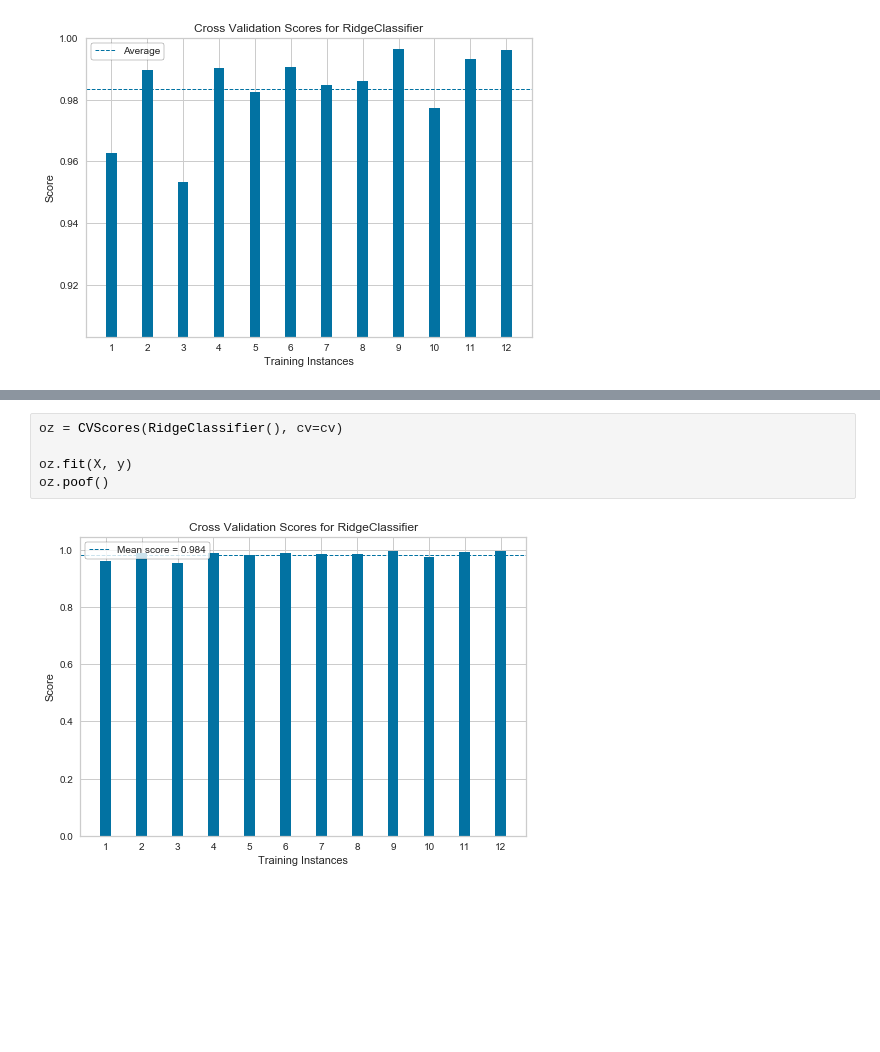
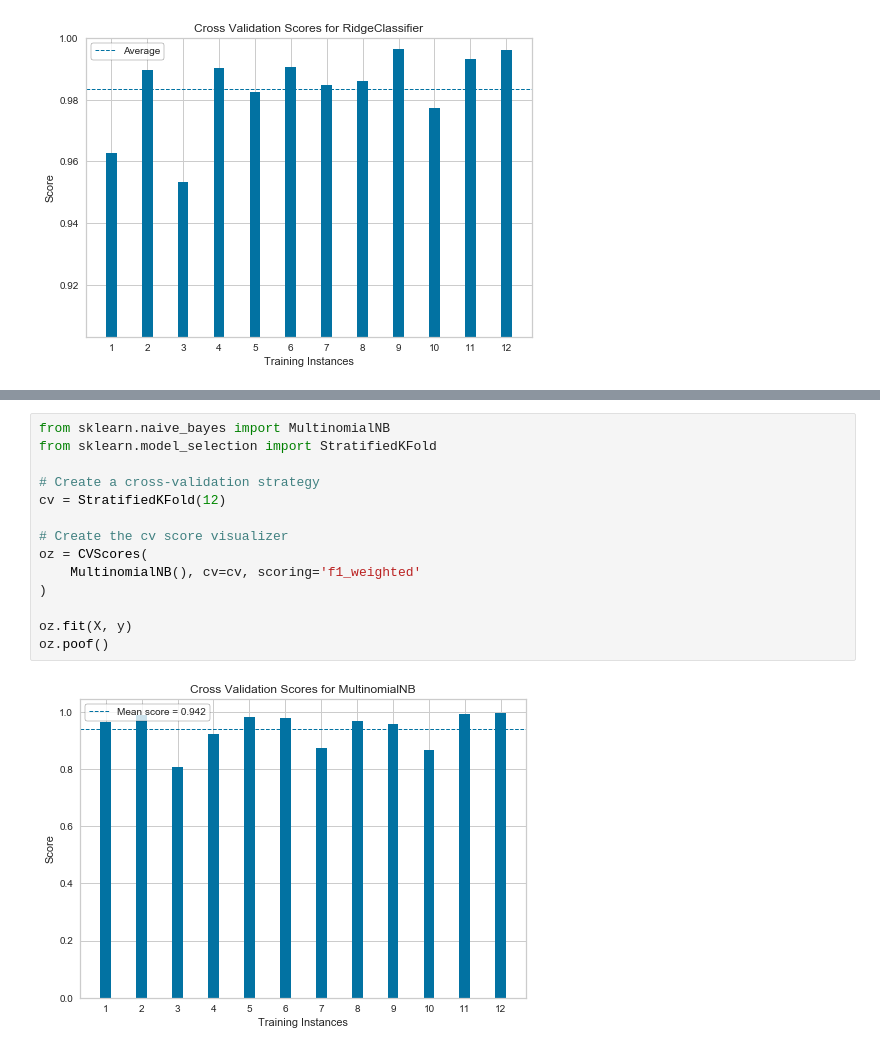
Before and after one commit to DistrictDataLabs/yellowbrick, a Jupyter notebook: examples/rebeccabilbro/cvscores_enhancements.ipynb, the cells around one changed output, grey strips where cells are left out. Saved outputs shown, nothing was run; the diff lists cells and outputs as text; blank space fills up the shorter version.

```diff
--- a/examples/rebeccabilbro/cvscores_enhancements.ipynb
+++ b/examples/rebeccabilbro/cvscores_enhancements.ipynb
@@ -268,10 +275,19 @@ def cv_scores(model, X, y, ax=None, cv=None, scoring=None, **kwargs):
     visualizer.fit(X, y)
     visualizer.poof(**kwargs)
     return visualizer.ax
-# %%
-oz = CVScores(RidgeClassifier(), cv=cv)
-
-oz.fit(X, y)
-oz.poof()
-# %% [output]
-[figure, removed]
+# %%
+from sklearn.naive_bayes import MultinomialNB
+from sklearn.model_selection import StratifiedKFold
+
+# Create a cross-validation strategy
+cv = StratifiedKFold(12)
+
+# Create the cv score visualizer
+oz = CVScores(
+    MultinomialNB(), cv=cv, scoring='f1_weighted'
+)
+
+oz.fit(X, y)
+oz.poof()
+# %% [output]
+[figure, added]
```
Also changed, not shown: parts of 2 cells of this notebook, 5 other files.
